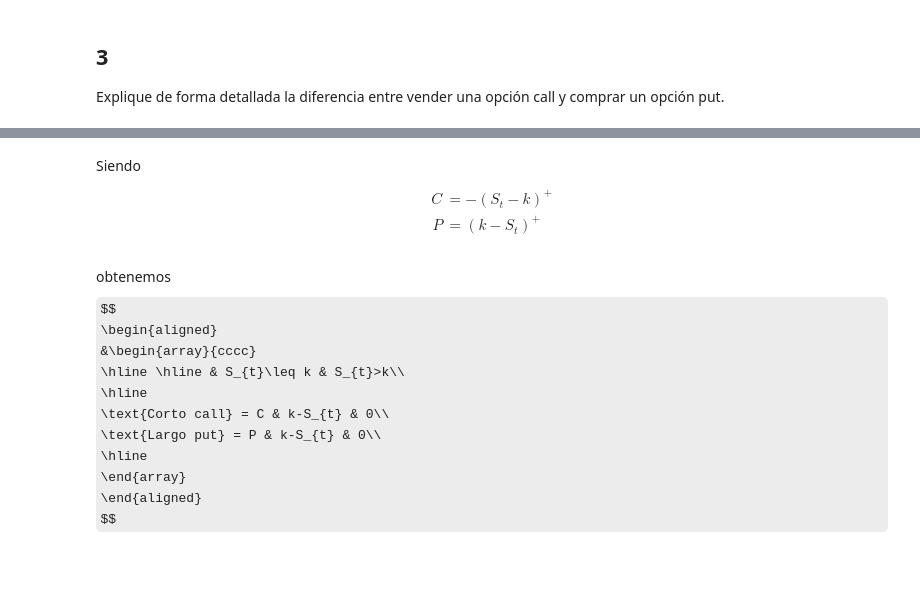
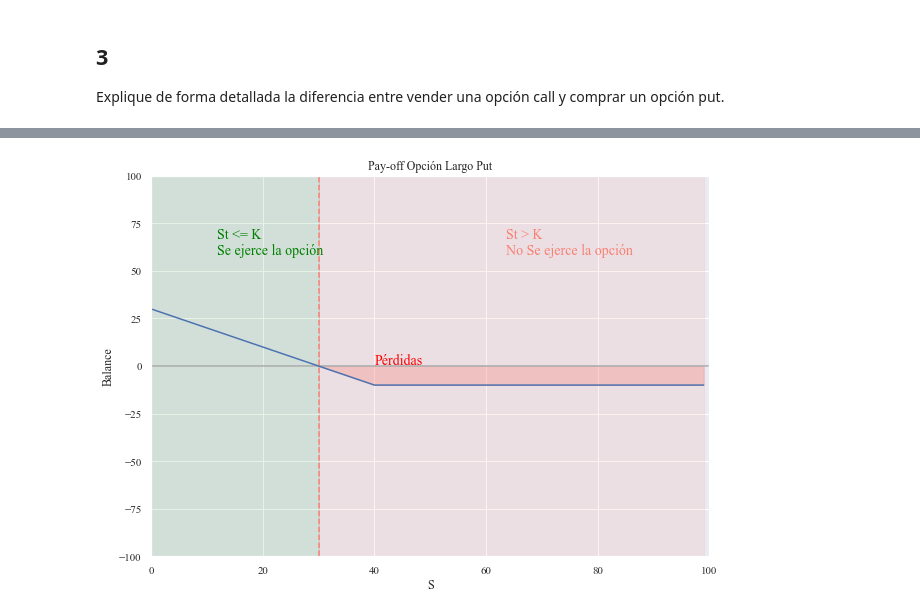
Before and after one commit to Mr-UMiguel/UExternado, a Jupyter notebook: DV/Talleres/Taller-1.ipynb, the cells around one changed output, grey strips where cells are left out. Saved outputs shown, nothing was run; the diff lists cells and outputs as text; code cells hidden in the pictures; some formulas as TeX source; blank space fills up the shorter version.

```diff
--- a/DV/Talleres/Taller-1.ipynb
+++ b/DV/Talleres/Taller-1.ipynb
@@ -1,3 +1,11 @@
+# %%
+import pandas as pd
+import numpy as np
+import matplotlib.pyplot as plt
+import seaborn as sns
+import yfinance as yf
+
+sns.set_theme(font="Times New Roman",font_scale=1)
 # %% [markdown]
 # Taller 1
 Jhon F. Moreno T.
@@ -28,23 +32,0 @@ Dado que el forward es un contrato obligante la negociación del mismo es un jue
-# %% [markdown]
-Siendo
-$$
-\begin{equation} \label{eq1}
-\begin{split}
-    C &= -(S_{t} - k)^{+}\\
-    P &= (k-S_{t})^{+}
-\end{split}
-\end{equation}
-$$
-# %% [markdown]
-obtenemos
-$$
-\begin{aligned}
-&\begin{array}{cccc}
-\hline \hline & S_{t}\leq k & S_{t}>k\\
-\hline
-    \text{Corto call} = C & k-S_{t} & 0\\
-\text{Largo put} = P & k-S_{t} & 0\\
-\hline
-\end{array}
-\end{aligned}
-$$
@@ -50,0 +212,4 @@ $$
+# %%
+l = pay_offs(derivative="Opción",position="largo",typeOff="put").options(prima=10,K=40)
+# %% [output]
+[figure, added]
```
Also changed, not shown: parts of 4 cells of this notebook, 8 other files.
